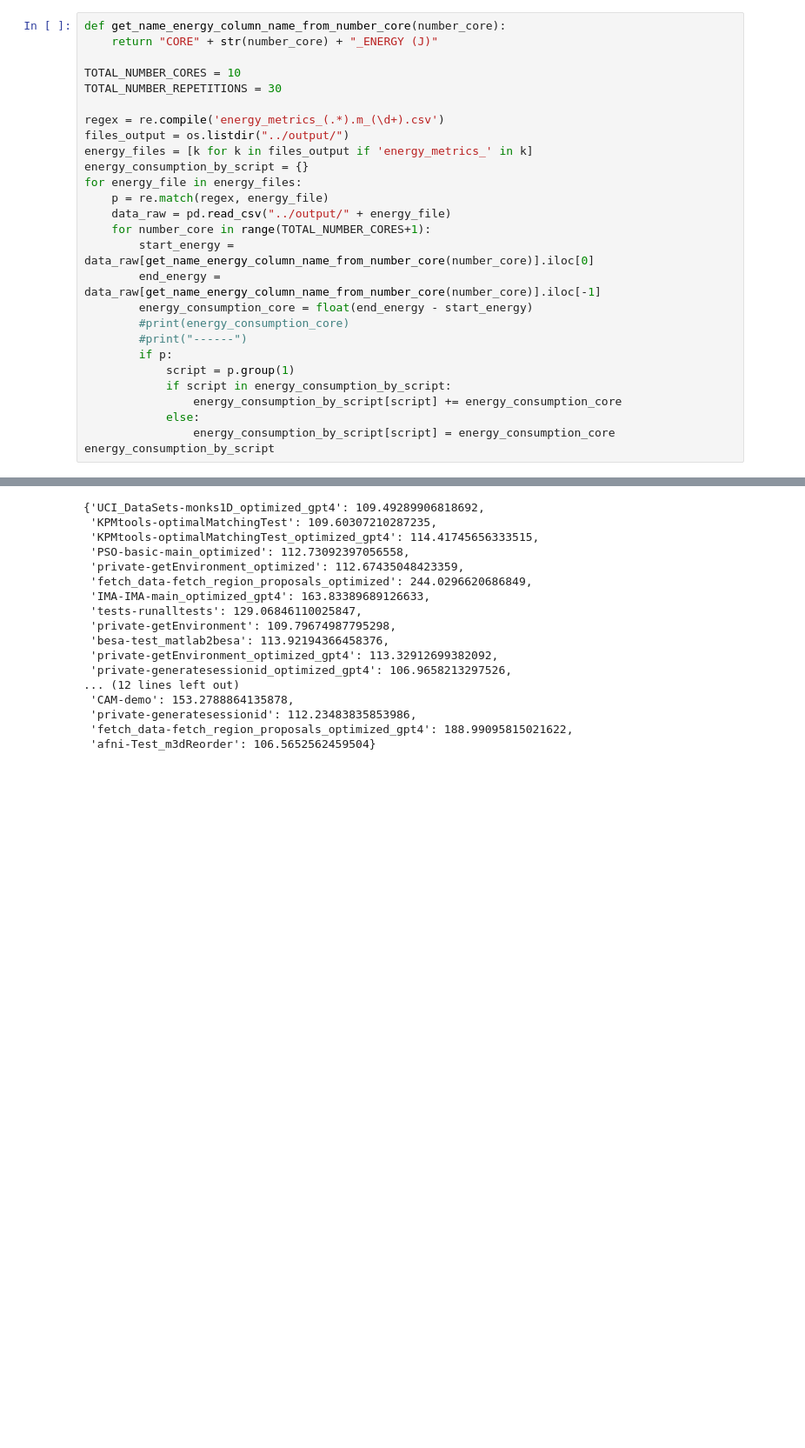
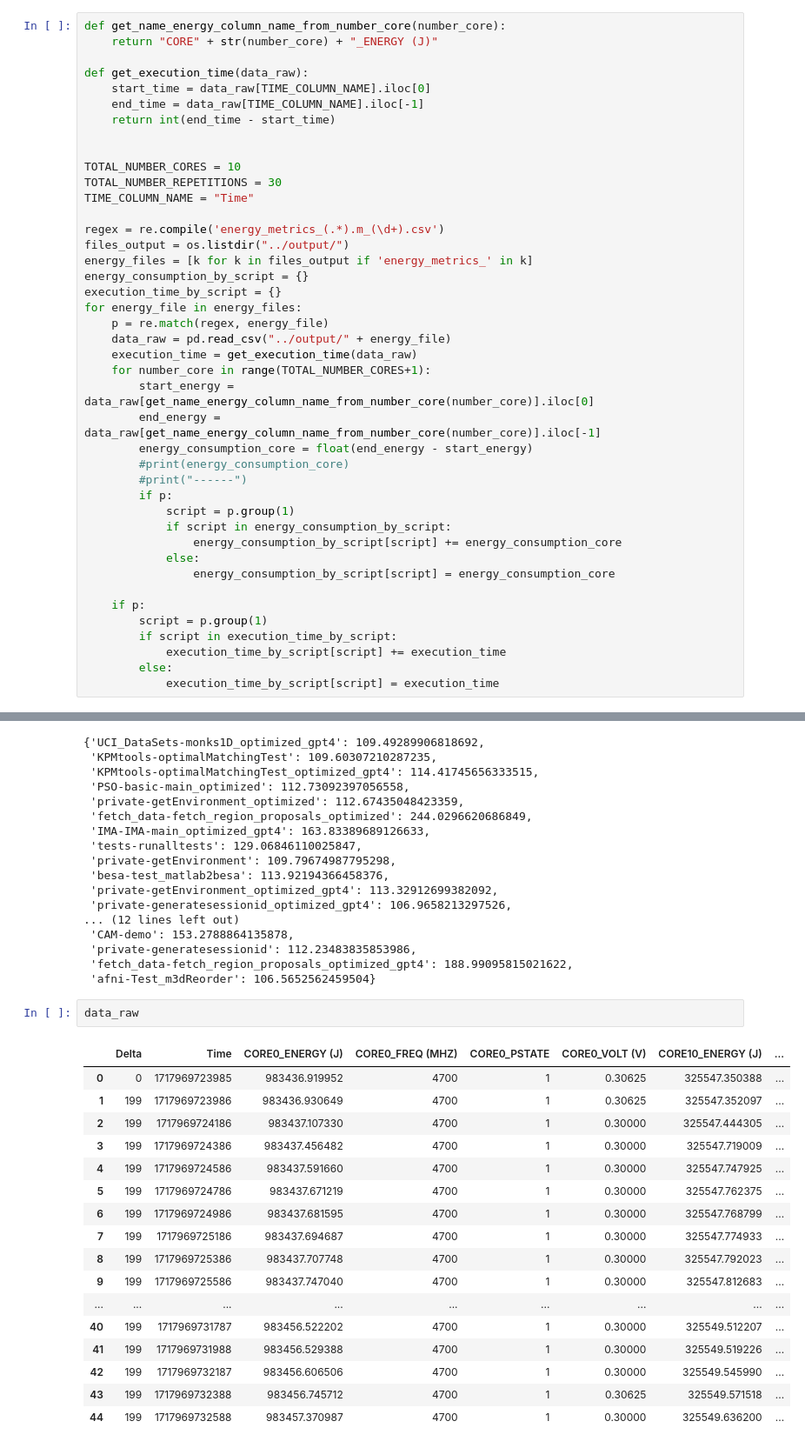
Before and after one commit to Jnsll/EnergyMeasuring4SciModels, a Jupyter notebook: analysis/Energy_GPT-Optimisation.ipynb, the cells around one changed output, grey strips where cells are left out. Shown at 87% size. Saved outputs shown, nothing was run; the diff lists cells and outputs as text; blank space fills up the shorter version.

Commit message:
add time variable in data analysis

```diff
--- a/analysis/Energy_GPT-Optimisation.ipynb
+++ b/analysis/Energy_GPT-Optimisation.ipynb
@@ -7,16 +7,25 @@ import re
 def get_name_energy_column_name_from_number_core(number_core):
     return "CORE" + str(number_core) + "_ENERGY (J)"
 
+def get_execution_time(data_raw):
+    start_time = data_raw[TIME_COLUMN_NAME].iloc[0]
+    end_time = data_raw[TIME_COLUMN_NAME].iloc[-1]
+    return int(end_time - start_time)
+
+
 TOTAL_NUMBER_CORES = 10
 TOTAL_NUMBER_REPETITIONS = 30
+TIME_COLUMN_NAME = "Time"
 
 regex = re.compile('energy_metrics_(.*).m_(\d+).csv')
 files_output = os.listdir("../output/")
 energy_files = [k for k in files_output if 'energy_metrics_' in k]
 energy_consumption_by_script = {}
+execution_time_by_script = {}
 for energy_file in energy_files:
     p = re.match(regex, energy_file)
     data_raw = pd.read_csv("../output/" + energy_file)
+    execution_time = get_execution_time(data_raw)
     for number_core in range(TOTAL_NUMBER_CORES+1):
         start_energy = data_raw[get_name_energy_column_name_from_number_core(number_core)].iloc[0]
         end_energy = data_raw[get_name_energy_column_name_from_number_core(number_core)].iloc[-1]
@@ -29,4 +38,10 @@ for energy_file in energy_files:
                 energy_consumption_by_script[script] += energy_consumption_core
             else:
                 energy_consumption_by_script[script] = energy_consumption_core
-energy_consumption_by_script
+
+    if p:
+        script = p.group(1)
+        if script in execution_time_by_script:
+            execution_time_by_script[script] += execution_time
+        else:
+            execution_time_by_script[script] = execution_time
@@ -72,3 +81,23 @@ avg_energy_per_script_Dict
  'private-generatesessionid': 112.23483835853986,
  'fetch_data-fetch_region_proposals_optimized_gpt4': 188.99095815021622,
  'afni-Test_m3dReorder': 106.5652562459504}
+# %%
+data_raw
+# %% [output]
+|  | Delta | Time | CORE0_ENERGY (J) | CORE0_FREQ (MHZ) | CORE0_PSTATE | CORE0_VOLT (V) | CORE10_ENERGY (J) | ... |
+| 0 | 0 | 1717969723985 | 983436.919952 | 4700 | 1 | 0.30625 | 325547.350388 | ... |
+| 1 | 199 | 1717969723986 | 983436.930649 | 4700 | 1 | 0.30625 | 325547.352097 | ... |
+| 2 | 199 | 1717969724186 | 983437.107330 | 4700 | 1 | 0.30000 | 325547.444305 | ... |
+| 3 | 199 | 1717969724386 | 983437.456482 | 4700 | 1 | 0.30000 | 325547.719009 | ... |
+| 4 | 199 | 1717969724586 | 983437.591660 | 4700 | 1 | 0.30000 | 325547.747925 | ... |
+| 5 | 199 | 1717969724786 | 983437.671219 | 4700 | 1 | 0.30000 | 325547.762375 | ... |
+| 6 | 199 | 1717969724986 | 983437.681595 | 4700 | 1 | 0.30000 | 325547.768799 | ... |
+| 7 | 199 | 1717969725186 | 983437.694687 | 4700 | 1 | 0.30000 | 325547.774933 | ... |
+| 8 | 199 | 1717969725386 | 983437.707748 | 4700 | 1 | 0.30000 | 325547.792023 | ... |
+| 9 | 199 | 1717969725586 | 983437.747040 | 4700 | 1 | 0.30000 | 325547.812683 | ... |
+| ... | ... | ... | ... | ... | ... | ... | ... | ... |
+| 40 | 199 | 1717969731787 | 983456.522202 | 4700 | 1 | 0.30000 | 325549.512207 | ... |
+| 41 | 199 | 1717969731988 | 983456.529388 | 4700 | 1 | 0.30000 | 325549.519226 | ... |
+| 42 | 199 | 1717969732187 | 983456.606506 | 4700 | 1 | 0.30000 | 325549.545990 | ... |
+| 43 | 199 | 1717969732388 | 983456.745712 | 4700 | 1 | 0.30625 | 325549.571518 | ... |
+| 44 | 199 | 1717969732588 | 983457.370987 | 4700 | 1 | 0.30000 | 325549.636200 | ... |
```
Also changed, not shown: parts of 5 cells of this notebook.
